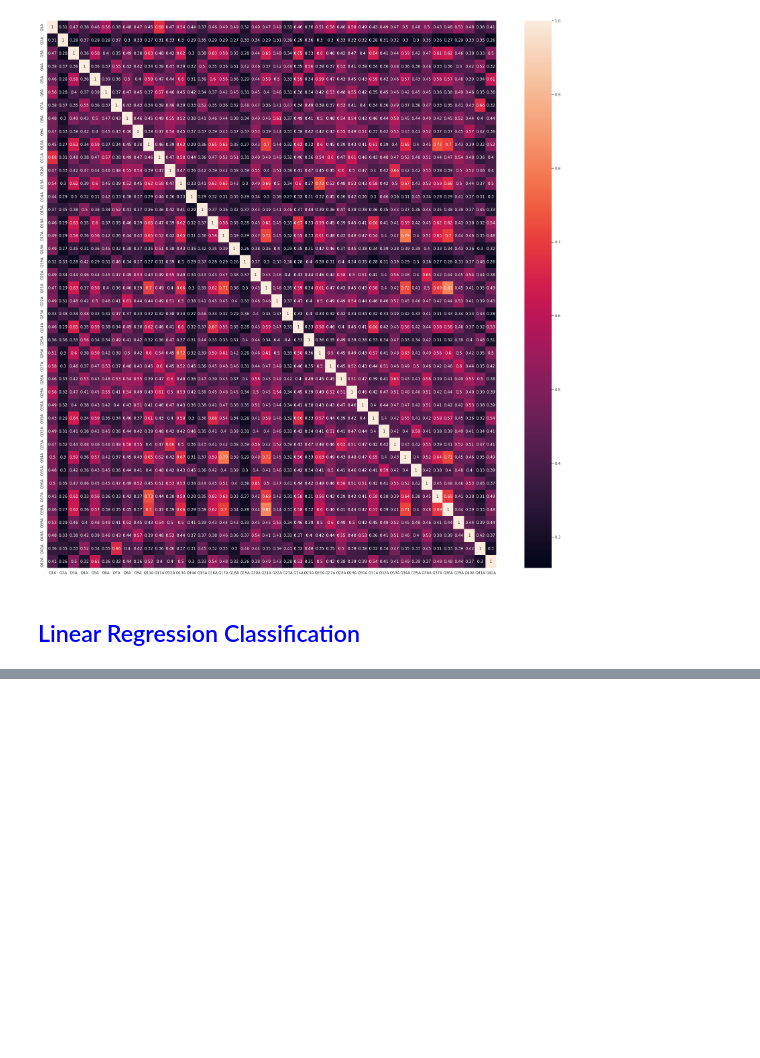
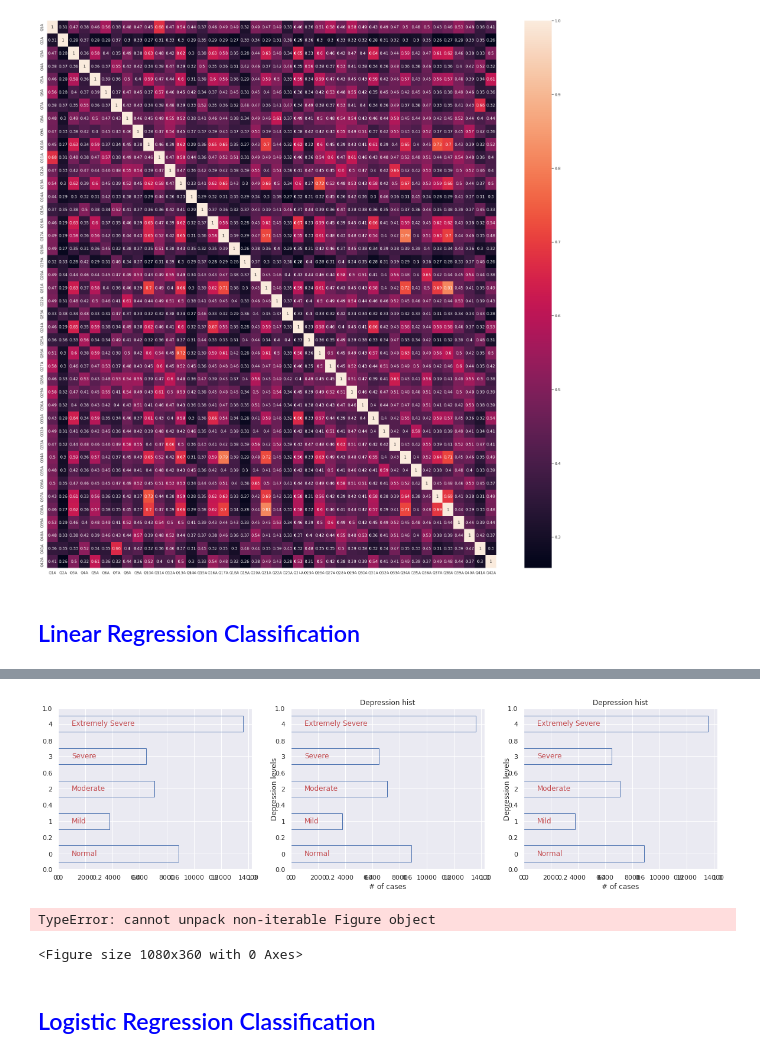
Before and after one commit to pietrodaniele/DAS_prediction, a Jupyter notebook: DSA_prediction.ipynb, the cells around one changed output, grey strips where cells are left out. Cells and saved outputs as stored; diff of their text form; code cells hidden in the pictures; blank space fills up the shorter version.

```diff
--- a/DSA_prediction.ipynb
+++ b/DSA_prediction.ipynb
@@ -113,0 +49,76 @@ print(y_test_predict, Y_test)
+# %%
+fig, ax = plt.subplots(nrows=1, ncols=3,figsize=(20,5))
+
+patology = ['Depression','Anxiety','Stress']
+pat = ['dep','anx','sts']
+col = ['b','g','purple']
+num = [111,112,113]
+
+# plotting in each subplot
+
+ax[0] = fig.add_subplot(131)
+ax[0].hist(data['y_'+pat[i]],range=(0,4.5),bins=9,\
+                    histtype='step',orientation='horizontal',align='left',color=col[i])
+
+ax[0].text(1000, -0.05, 'Normal', c='r')
+ax[0].text(1000, 0.95, 'Mild', c='r')
+ax[0].text(1000, 1.95, 'Moderate', c='r')
+ax[0].text(1000, 2.95, 'Severe', c='r')
+ax[0].text(1000, 3.95, 'Extremely Severe', c='r')
+
+ax[1] = fig.add_subplot(132)
+ax[1].hist(data['y_'+pat[i]],range=(0,4.5),bins=9,\
+                    histtype='step',orientation='horizontal',align='left',color=col[i])
+ax[1].set_xlabel('# of cases')
+ax[1].set_ylabel(patology[i]+' levels')
+ax[1].set_title(patology[i]+' hist')
+ax[1].text(1000, -0.05, 'Normal', c='r')
+ax[1].text(1000, 0.95, 'Mild', c='r')
+ax[1].text(1000, 1.95, 'Moderate', c='r')
+ax[1].text(1000, 2.95, 'Severe', c='r')
+ax[1].text(1000, 3.95, 'Extremely Severe', c='r')
+
+ax[2] = fig.add_subplot(133)
+ax[2].hist(data['y_'+pat[i]],range=(0,4.5),bins=9,\
+                    histtype='step',orientation='horizontal',align='left',color=col[i])
+ax[2].set_xlabel('# of cases')
+ax[2].set_ylabel(patology[i]+' levels')
+ax[2].set_title(patology[i]+' hist')
+ax[2].text(1000, -0.05, 'Normal', c='r')
+ax[2].text(1000, 0.95, 'Mild', c='r')
+ax[2].text(1000, 1.95, 'Moderate', c='r')
+ax[2].text(1000, 2.95, 'Severe', c='r')
+ax[2].text(1000, 3.95, 'Extremely Severe', c='r')
+
+plt.show()
+# %% [output]
+[figure, added]
+# %%
+fig, ax = plt.figure(figsize = (15,5))
+
+patology = ['Depression','Anxiety','Stress']
+pat = ['dep','anx','sts']
+col = ['b','g','purple']
+num = [111,112,113]
+
+
+color_name = "grey"
+ax.spines["top"].set_color(color_name)
+ax.spines["bottom"].set_color(color_name)
+ax.spines["left"].set_color(color_name)
+ax.spines["right"].set_color(color_name)
+# plotting in each subplot
+
+ax[0].hist(data['y_'+pat[i]],range=(0,4.5),bins=9,\
+                    histtype='step',orientation='horizontal',align='left',color=col[i])
+
+ax[0].text(1000, -0.05, 'Normal', c='r')
+ax[0].text(1000, 0.95, 'Mild', c='r')
+ax[0].text(1000, 1.95, 'Moderate', c='r')
+ax[0].text(1000, 2.95, 'Severe', c='r')
+ax[0].text(1000, 3.95, 'Extremely Severe', c='r')
+# %% [output]
+TypeError: cannot unpack non-iterable Figure object
+<Figure size 1080x360 with 0 Axes>
+# %% [markdown]
+## <font color='blue'>Logistic Regression Classification</font>
```
Also changed, not shown: parts of 6 cells of this notebook, 1 other file.
